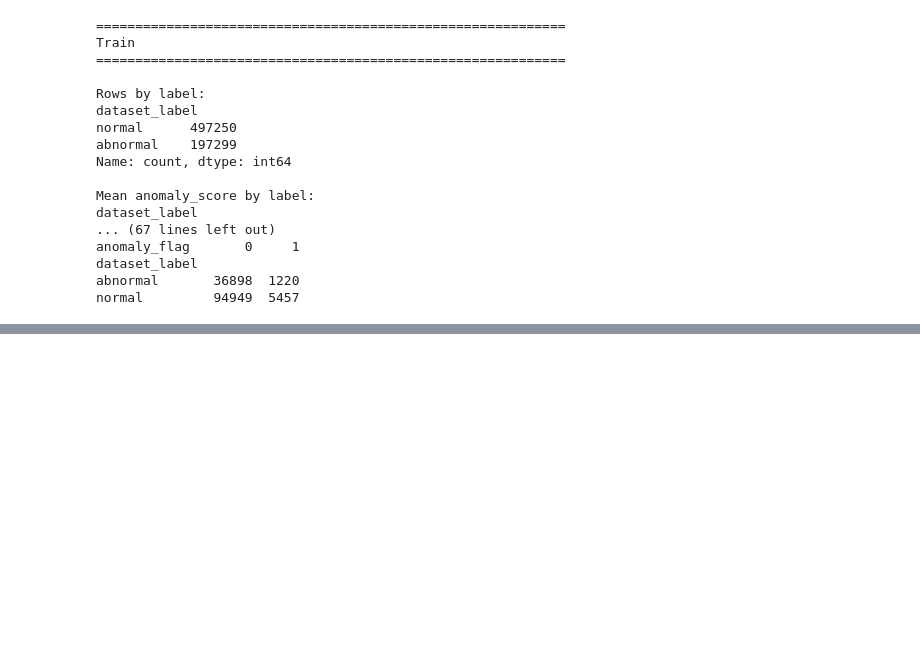
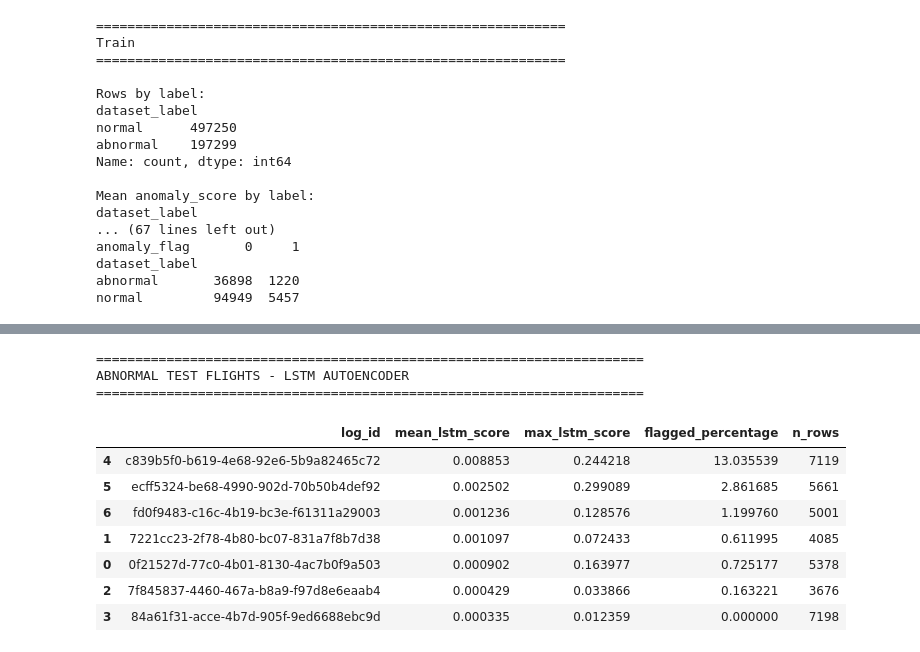
Before and after one commit to arjjunck/uav-thesis, a Jupyter notebook: uav_px4_dataset_project/notebooks/05_lstm_autoencoder_anomaly_score.ipynb, the cells around one changed output, grey strips where cells are left out. Cells and saved outputs as stored; diff of their text form; code cells hidden in the pictures; blank space fills up the shorter version.

```diff
--- a/uav_px4_dataset_project/notebooks/05_lstm_autoencoder_anomaly_score.ipynb
+++ b/uav_px4_dataset_project/notebooks/05_lstm_autoencoder_anomaly_score.ipynb
@@ -1452,0 +1816,41 @@ Top 10 highest anomaly-score flights:
+# %%
+# ============================================================
+# Abnormal test flights with LSTM anomaly-score summary
+# ============================================================
+
+abnormal_test_flights_lstm = (
+    lstm_test_df[lstm_test_df["dataset_label"] == "abnormal"]
+    .groupby("log_id")
+    .agg(
+        mean_lstm_score=("anomaly_score", "mean"),
+        max_lstm_score=("anomaly_score", "max"),
+        flagged_percentage=("anomaly_flag", "mean"),
+        n_rows=("anomaly_score", "count")
+    )
+    .reset_index()
+)
+
+abnormal_test_flights_lstm["flagged_percentage"] *= 100
+
+abnormal_test_flights_lstm = abnormal_test_flights_lstm.sort_values(
+    "mean_lstm_score",
+    ascending=False
+)
+
+print("="*70)
+print("ABNORMAL TEST FLIGHTS - LSTM AUTOENCODER")
+print("="*70)
+
+display(abnormal_test_flights_lstm.round(6))
+# %% [output]
+======================================================================
+ABNORMAL TEST FLIGHTS - LSTM AUTOENCODER
+======================================================================
+|  | log_id | mean_lstm_score | max_lstm_score | flagged_percentage | n_rows |
+| 4 | c839b5f0-b619-4e68-92e6-5b9a82465c72 | 0.008853 | 0.244218 | 13.035539 | 7119 |
+| 5 | ecff5324-be68-4990-902d-70b50b4def92 | 0.002502 | 0.299089 | 2.861685 | 5661 |
+| 6 | fd0f9483-c16c-4b19-bc3e-f61311a29003 | 0.001236 | 0.128576 | 1.199760 | 5001 |
+| 1 | 7221cc23-2f78-4b80-bc07-831a7f8b7d38 | 0.001097 | 0.072433 | 0.611995 | 4085 |
+| 0 | 0f21527d-77c0-4b01-8130-4ac7b0f9a503 | 0.000902 | 0.163977 | 0.725177 | 5378 |
+| 2 | 7f845837-4460-467a-b8a9-f97d8e6eaab4 | 0.000429 | 0.033866 | 0.163221 | 3676 |
+| 3 | 84a61f31-acce-4b7d-905f-9ed6688ebc9d | 0.000335 | 0.012359 | 0.000000 | 7198 |
```
Also changed, not shown: parts of 4 cells of this notebook, 35 other files.
